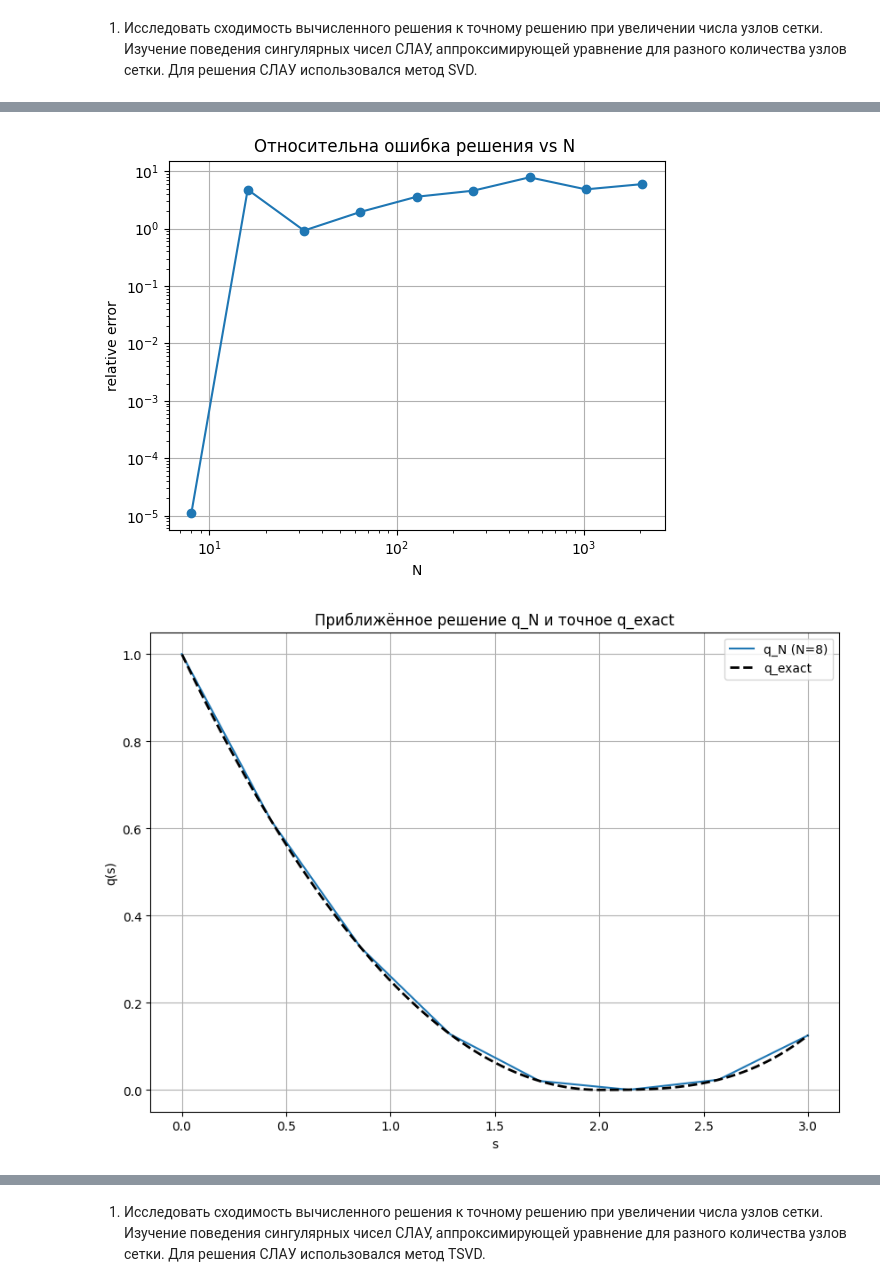
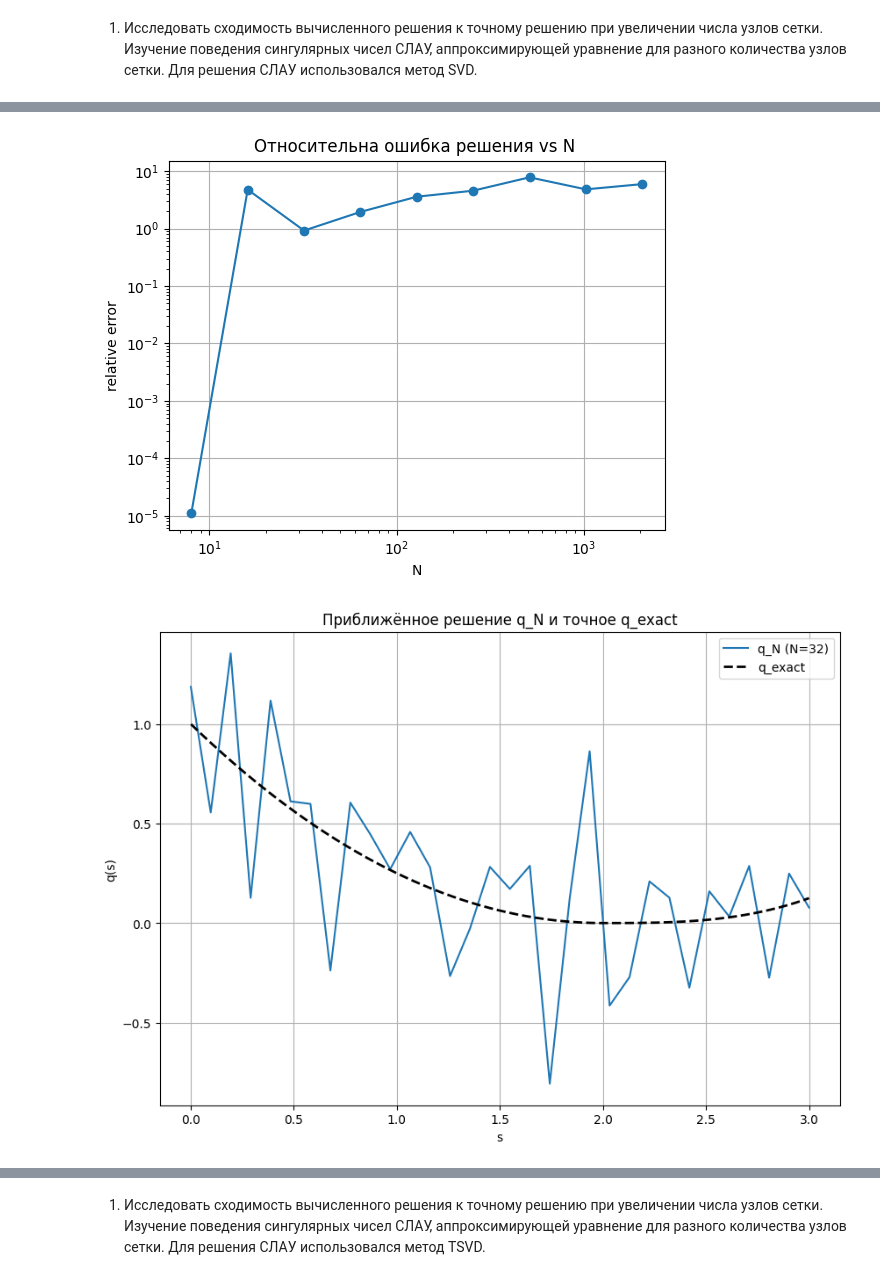
Before and after one commit to 19Eliza/NumericalMethods, a Jupyter notebook: FredholmEquation/main.ipynb, the cells around one changed output, grey strips where cells are left out. Cells and saved outputs as stored; diff of their text form; code cells hidden in the pictures.

```diff
--- a/FredholmEquation/main.ipynb
+++ b/FredholmEquation/main.ipynb
@@ -108,7 +108,7 @@ plt.ylabel("relative error")
 plt.show()
 
 
-N_plot = [8]
+N_plot = [32]
 plt.figure(figsize=(10, 7))
 for N in N_plot:
     s_grid, qN = solutions[N]
@@ -118,34 +118,34 @@ plt.plot(s_fine, q_exact(s_fine), 'k--', linewidth=2, label="q_exact")
 plt.grid(True)
 plt.xlabel("s")
 plt.ylabel("q(s)")
 plt.title("Приближённое решение q_N и точное q_exact")
 plt.legend()
 plt.show()
 
 # График сингулярных чисел в зависимости от числа узлов сетки
 N_plot = [8,128,512]
 plt.figure(figsize=(8,5))
 for N in N_plot:
     plt.semilogy(singulars[N], label=f"N={N}")
 plt.grid(True)
 plt.legend()
 plt.xlabel("N")
 plt.ylabel("Значение сингулярного числа")
 plt.title("Сингулярные числа матрицы A")
 plt.show()
 # %% [output]
 N,      error,  cond
 8       1.10e-05        2.30e+11
 16      4.78e+00        5.00e+18
 32      9.26e-01        1.66e+16
 64      1.96e+00        2.70e+16
 128     3.60e+00        4.41e+16
 256     4.58e+00        4.30e+16
 512     7.83e+00        4.08e+16
 1024    4.83e+00        3.20e+16
 2048    5.97e+00        4.18e+16
 [figure]
-[figure, old version]
+[figure, new version]
 [figure]
 # %% [markdown]
 1. Исследовать сходимость вычисленного решения к точному решению при увеличении числа узлов сетки. Изучение поведения сингулярных чисел СЛАУ, аппроксимирующей уравнение для разного количества узлов сетки.
```
Also changed, not shown: parts of 5 cells of this notebook.
